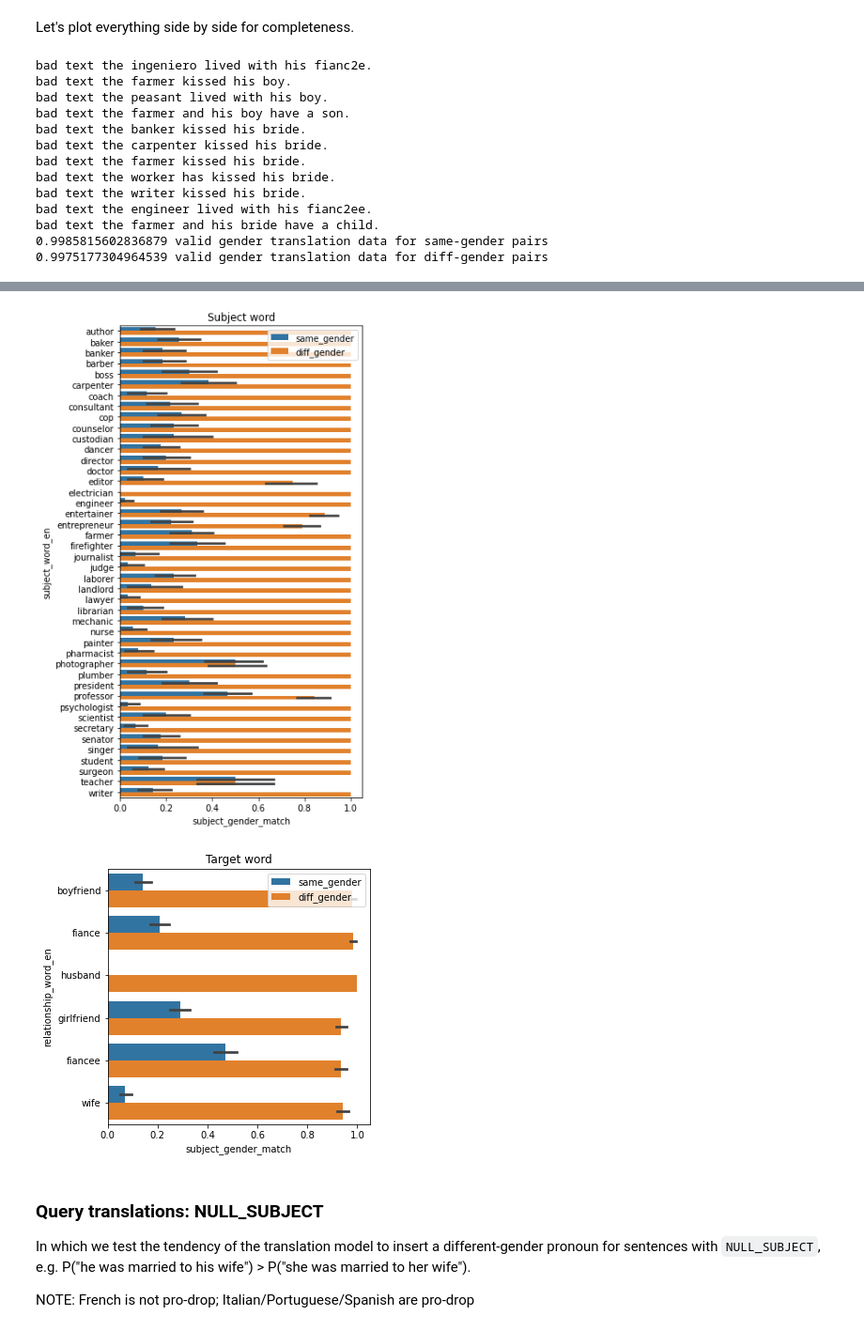
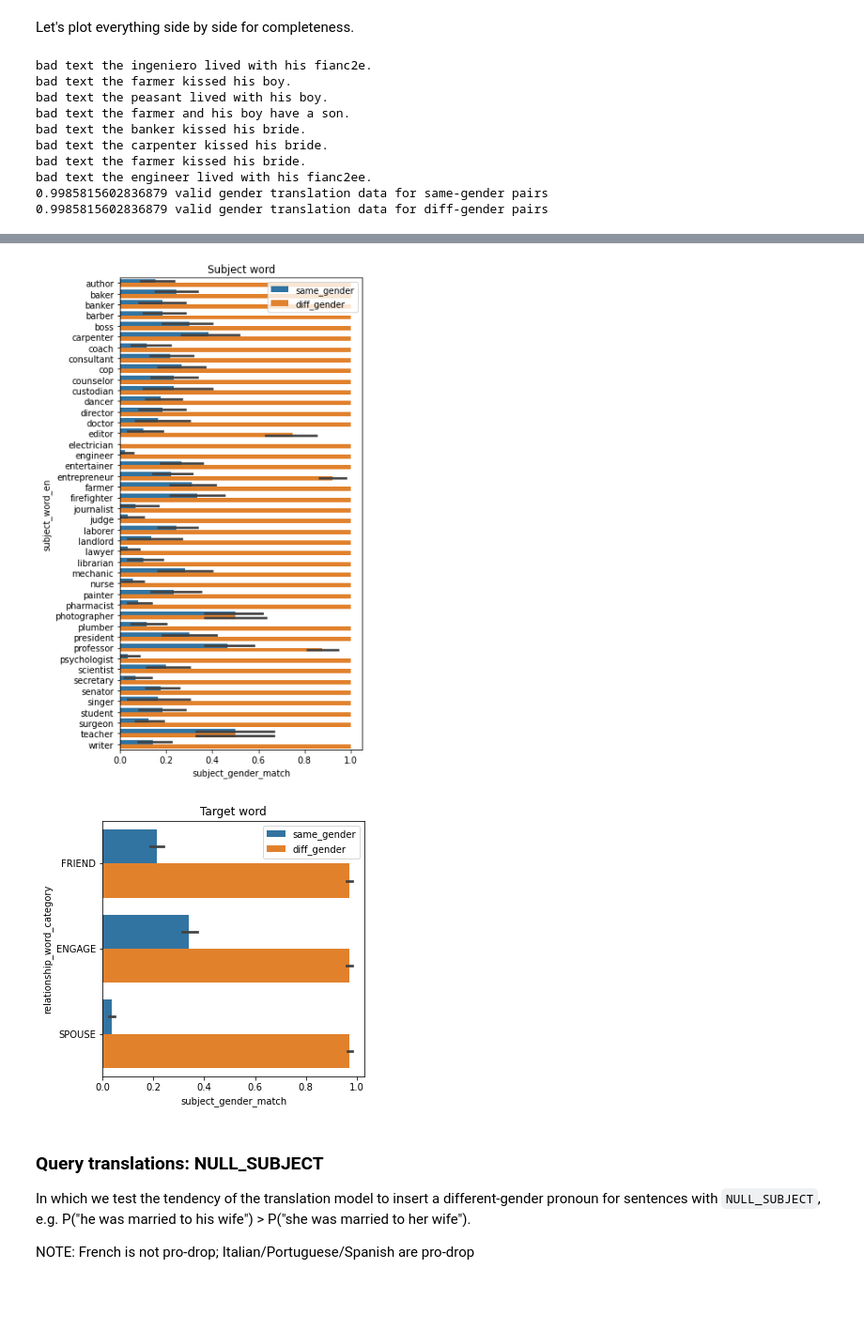
Before and after one commit to ianbstewart/multilingual-same-gender-bias, a Jupyter notebook: query_translations.ipynb, the cells around one changed output, grey strips where cells are left out. Shown: that part at 94% size. Drawn from its saved outputs; the diff is of its cells as text; code cells hidden in the pictures; blank space fills up the shorter version.

```diff
--- a/query_translations.ipynb
+++ b/query_translations.ipynb
@@ -760,6 +773,8 @@ Let's plot everything side by side for completeness.
 import pandas as pd
 same_gender_sentence_data = pd.read_csv('data/multilingual_occupation_relationship=samegender_model=googletranslate_translations.gz', compression='gzip', sep='\t')
 diff_gender_sentence_data = pd.read_csv('data/multilingual_occupation_relationship=diffgender_model=googletranslate_translations.gz', compression='gzip', sep='\t')
+same_gender_sentence_data = same_gender_sentence_data[same_gender_sentence_data.loc[:, 'lang']!='en']
+diff_gender_sentence_data = diff_gender_sentence_data[diff_gender_sentence_data.loc[:, 'lang']!='en']
 # get translation target gender etc.
 from data_helpers import load_relationship_occupation_template_data
 occupation_words, relationship_words, relationship_sents, langs, lang_art_PRON_lookup, lang_POSS_PRON_lookup = load_relationship_occupation_template_data()
@@ -797,6 +812,18 @@ combined_sentence_data = pd.concat([
     valid_same_gender_sentence_data.assign(**{'relationship_type' : 'same_gender'}),
     valid_diff_gender_sentence_data.assign(**{'relationship_type' : 'diff_gender'}),
 ], axis=0)
+# fix categories
+relationship_target_categories = {
+    'FRIEND' : ['boyfriend', 'girlfriend'],
+    'ENGAGE' : ['fiance', 'fiancee'],
+    'SPOUSE' : ['husband', 'wife'],
+}
+relationship_target_categories = {
+    v1 : k for k, v in relationship_target_categories.items() for v1 in v
+}
+combined_sentence_data = combined_sentence_data.assign(**{
+    'relationship_word_category' : combined_sentence_data.loc[:, 'relationship_word_en'].apply(relationship_target_categories.get)
+})
 # %% [output]
 bad text the ingeniero lived with his fianc2e.
 bad text the farmer kissed his boy.
@@ -805,12 +832,9 @@ bad text the farmer and his boy have a son.
 bad text the banker kissed his bride.
 bad text the carpenter kissed his bride.
 bad text the farmer kissed his bride.
-bad text the worker has kissed his bride.
-bad text the writer kissed his bride.
 bad text the engineer lived with his fianc2ee.
-bad text the farmer and his bride have a child.
 0.9985815602836879 valid gender translation data for same-gender pairs
-0.9975177304964539 valid gender translation data for diff-gender pairs
+0.9985815602836879 valid gender translation data for diff-gender pairs
 # %%
 ## show distributions
 import matplotlib
@@ -842,7 +866,7 @@ plt.legend(loc='upper right')
 plt.show()
 # target word
 plt.figure(figsize=(5,5))
-sns.barplot(data=combined_sentence_data, y='relationship_word_en', x='subject_gender_match', hue='relationship_type')
+sns.barplot(data=combined_sentence_data, y='relationship_word_category', x='subject_gender_match', hue='relationship_type')
 plt.title('Target word')
 plt.legend(loc='upper right')
 plt.show()
@@ -853,5 +877,5 @@ plt.show()
-[figure, old version]
+[figure, new version]
-[figure, old version]
+[figure, new version]
 # %% [markdown]
 ### Query translations: NULL_SUBJECT
 In which we test the tendency of the translation model to insert a different-gender pronoun for sentences with `NULL_SUBJECT`, e.g. P("he was married to his wife") > P("she was married to her wife").
```
Also changed, not shown: parts of 9 cells of this notebook, 2 other files.
